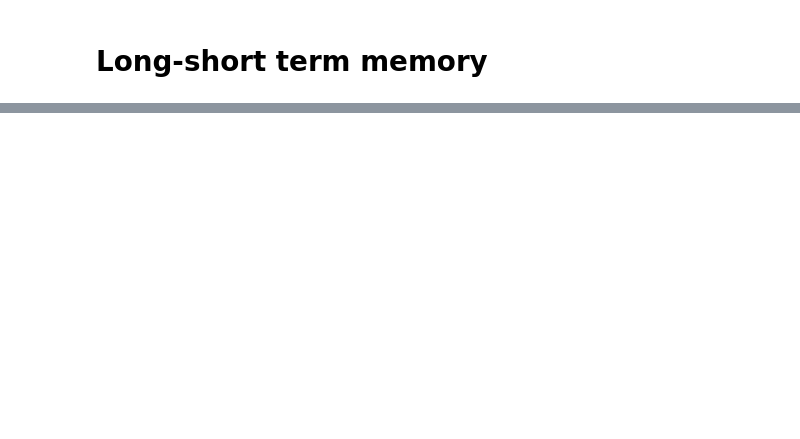
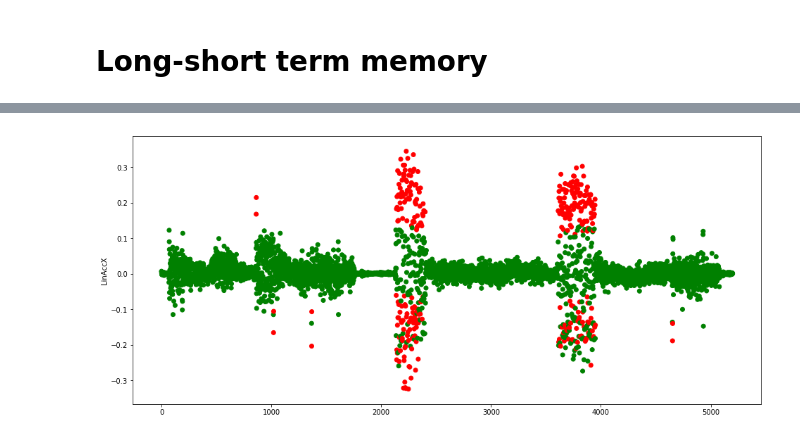
Before and after one commit to mdymczyk/anomaly-detection, a Jupyter notebook: OReilly_Anomaly_Detection.ipynb, the cells around one changed output, grey strips where cells are left out. Saved outputs shown, nothing was run; the diff lists cells and outputs as text; code cells hidden in the pictures; blank space fills up the shorter version.

```diff
--- a/OReilly_Anomaly_Detection.ipynb
+++ b/OReilly_Anomaly_Detection.ipynb
@@ -150,0 +216,25 @@ output = layer(data_train)
+# %%
+# Helper method running predictions in a batched fashion
+def predict(to_predict, L):
+    predictions = []
+    for i, data in enumerate(to_predict):
+        input = data.as_in_context(model_ctx).reshape((-1,features,1))
+        out = model(input).flatten()
+        prediction = L(out, data).asnumpy()
+        predictions = np.append(predictions, prediction)
+    return predictions
+# %%
+train_predictions = predict(train_data, L)
+threshold =  np.mean(train_predictions) + 3*np.std(train_predictions)
+# %%
+validation_predictions = predict(validate_data, L)
+# %%
+anomaly = list(map(lambda v: v > threshold, validation_predictions))
+# %%
+# Result visualization
+anomaly = list(map(lambda v: "red" if v else "green", anomaly))
+plt.scatter(list(range(len(validate_data_raw[" LinAccX (g)"]))), validate_data_raw[" LinAccX (g)"], c=anomaly)
+plt.ylabel('LinAccX')
+plt.show()
+# %% [output]
+[figure, added]
```
Also changed, not shown: parts of 10 cells of this notebook.
